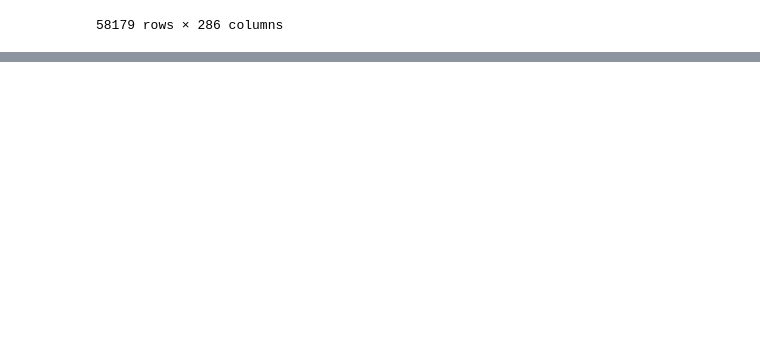
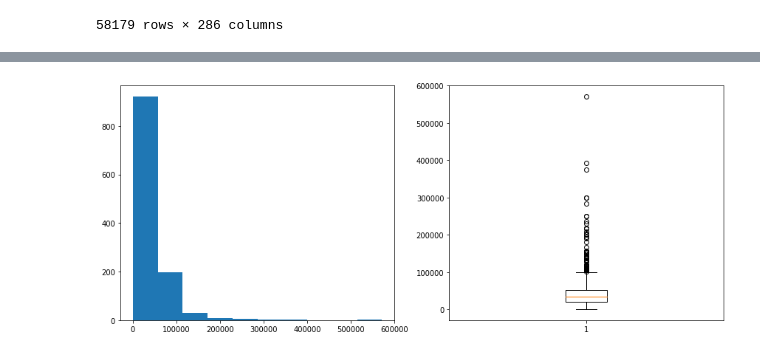
Before and after one commit to yirav/Learning, a Jupyter notebook: cfps2016.ipynb, the cells around one changed output, grey strips where cells are left out. Cells and saved outputs as stored; diff of their text form; code cells hidden in the pictures; blank space fills up the shorter version.

```diff
--- a/cfps2016.ipynb
+++ b/cfps2016.ipynb
@@ -107,18 +112,20 @@ merge2.head()
 # %%
-# 筛选子辈年龄16-45,父辈年龄38-65,父子年龄差小于16(异常样本) 暂定这个范围
+# 筛选子辈年龄16-45,父辈年龄36-65,父子年龄差小于16(异常样本) 暂定这个范围
 res1=merge2
 index2=np.where((res1.cfps_age_p<16)|(res1.cfps_age_p>45))[0]
-index3=np.where((res1.cfps_age_f<38)|(res1.cfps_age_f>65))[0]
+index3=np.where((res1.cfps_age_f<36)|(res1.cfps_age_f>65))[0]
 res1['age_dif']=res1['cfps_age_f']-res1['cfps_age_p']
 index4=np.where(res1['age_dif']<16)[0]
 res2=res1.drop(list(index2)+list(index3)+list(index4))
-# 剩余7821
+# 剩余7825
 res2.reset_index(drop=True,inplace=True)
 # %%
 # 筛选已离开学校，且有工作的样本school=0,employ=1，不要在职学生的数据（数据量比较小，且收入误差可能较大）
 # school employ
 # 注意需要用& |,用and,or会报错,&的优先级比==高,
-index5=np.where((res2.school_p==0) & (res2.employ_p==1))[0]
+# index5=np.where((res2.school_p==0) & (res2.employ_p==1))[0]
+# 先不管当前工作状态，因为可能只是暂时失业
+index5=np.where(res2.school_p==0)[0]
 res3=res2.loc[index5,:]
-# 剩余4309
+# 剩余6056
 res3.reset_index(drop=True,inplace=True)
@@ -308,0 +166,11 @@ res8[[]]
+# %%
+# 子代收入分布情况
+fig_p = plt.figure(figsize=(12,5))
+ax1_p = fig_p.add_subplot(121)
+ax2_p=fig_p.add_subplot(122)
+ax1_p.hist(res5['income_p'],bins=10)
+ax2_p.boxplot(res5['income_p'])
+fig_p.tight_layout()
+plt.show()
+# %% [output]
+[figure, added]
```
Also changed, not shown: parts of 47 cells of this notebook.
